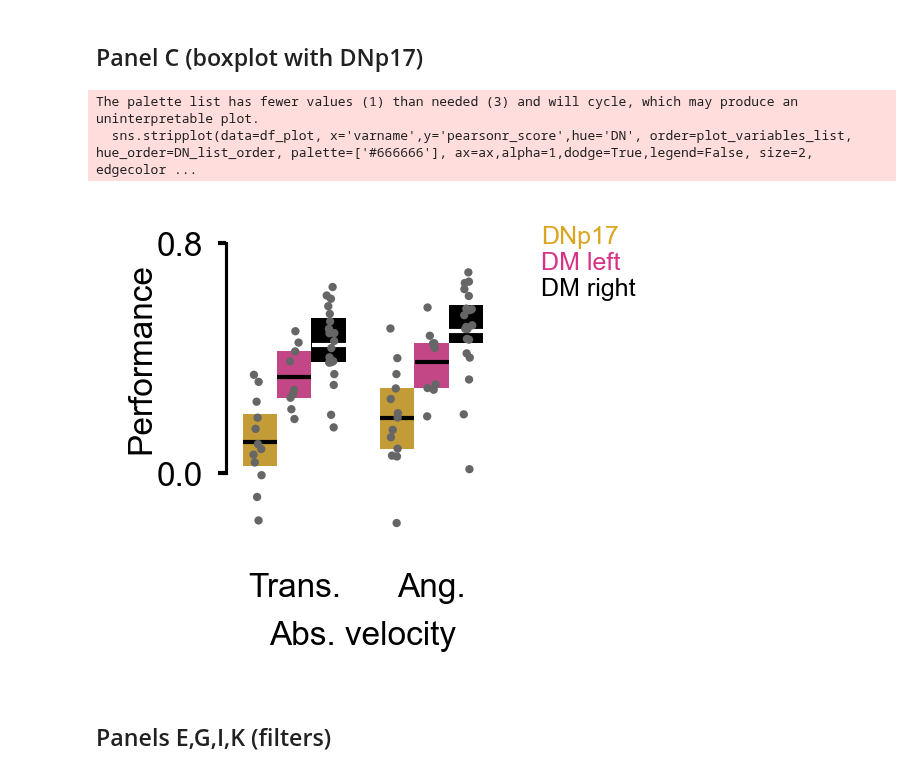
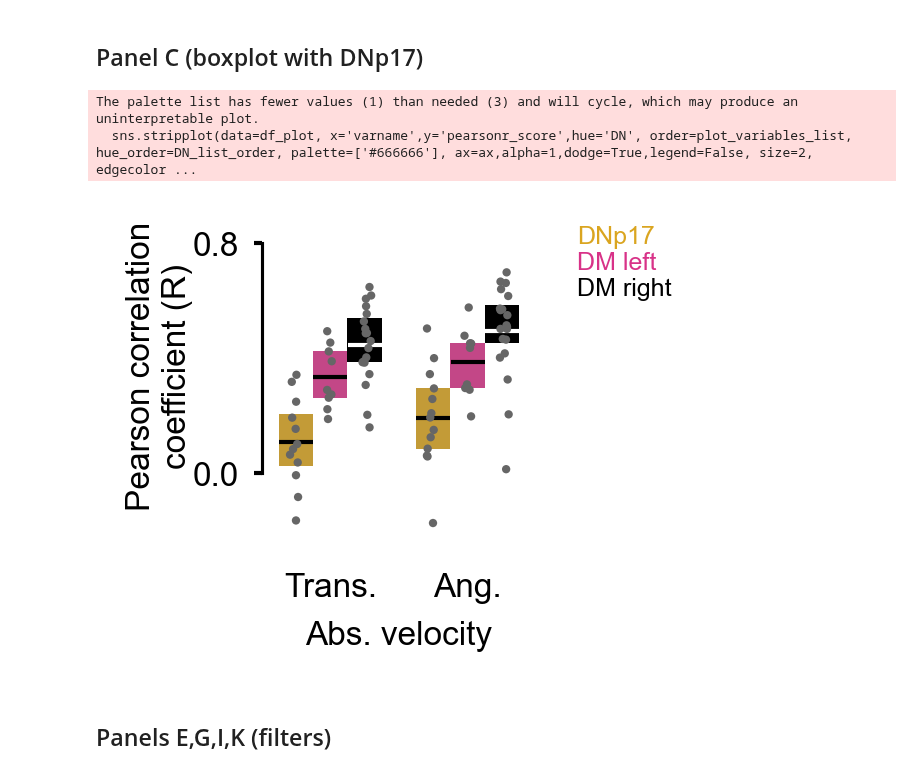
Before and after one commit to adpala/mdn_dm_glms, a Jupyter notebook: src/plots.ipynb, the cells around one changed output. Cells and saved outputs as stored; diff of their text form; code cells hidden in the pictures.

Commit message:
visual changes and paired stats

```diff
--- a/src/plots.ipynb
+++ b/src/plots.ipynb
@@ -373,33 +364,37 @@ for i, line in enumerate(mean_lines):
 
 # individual points
 sns.stripplot(data=df_plot, x='varname',y='pearsonr_score',hue='DN', order=plot_variables_list, hue_order=DN_list_order, palette=['#666666'], ax=ax,alpha=1,dodge=True,legend=False, size=2, edgecolor='none')
 
 # ticks, labels and limits
 ax.set_xticks(ax.get_xticks(), plot_variables_labels, rotation=0, ha='center',va='center',fontsize=8)
 ax.tick_params(axis='x', which='major', length=0)
 ax.set_yticks(ylims)
 ax.set_xlabel('Abs. velocity')
 ax.set_ylabel('Performance',fontsize=8)
 trans = mpl.transforms.blended_transform_factory(ax.transAxes, ax.transData)
 ax.yaxis.set_label_coords(-0.25, (ylims[1]-ylims[0])/2,transform=trans)
 ax.spines['bottom'].set_visible(False)
 ax.set_ylim([ylims[0]-0.15,ylims[1]])
 ax.spines[['left']].set_bounds(ylims)
 ax.spines['bottom'].set_position(('outward', 10))
 
 # manual legend
 for iDN, DN, DNname in zip(range(3), DN_list_order, ['DNp17','DM left', 'DM right']):
     ax.text(1.8,0.8-iDN*0.09,DNname,color=color_perside_dict[DN],fontsize=6)
 
 # Fix for overlapping/occluded points in the negative values
 for o in fig.findobj():
     o.set_clip_on(False)
 
+
+ax.set_ylabel('Pearson correlation\ncoefficient (R)')
+ax.yaxis.set_label_coords(-0.25, 0.55)
+
 plt.savefig(f'../fig/fig6_panelC.pdf', transparent=False, bbox_inches='tight', dpi=300)
 plt.show()
 # %% [output]
 The palette list has fewer values (1) than needed (3) and will cycle, which may produce an uninterpretable plot.
   sns.stripplot(data=df_plot, x='varname',y='pearsonr_score',hue='DN', order=plot_variables_list, hue_order=DN_list_order, palette=['#666666'], ax=ax,alpha=1,dodge=True,legend=False, size=2, edgecolor ...
-[figure, old version]
+[figure, new version]
 # %% [markdown]
 ## Panels E,G,I,K (filters)
```
Also changed, not shown: parts of 10 cells of this notebook.
